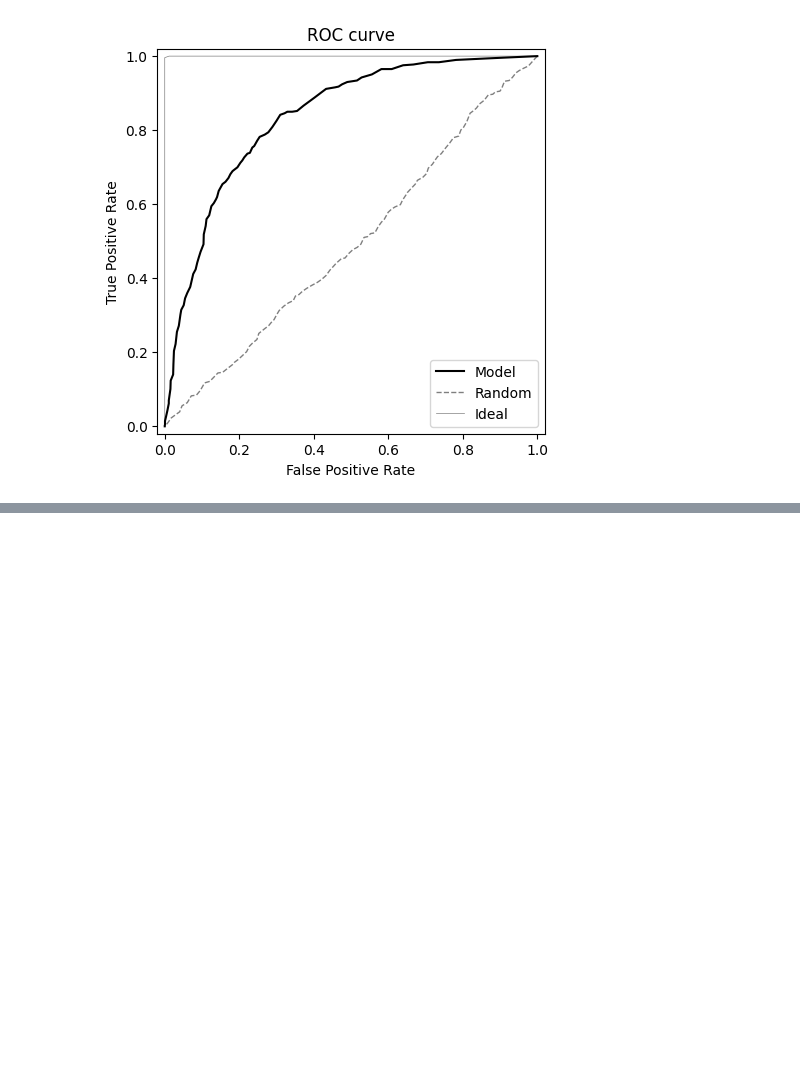
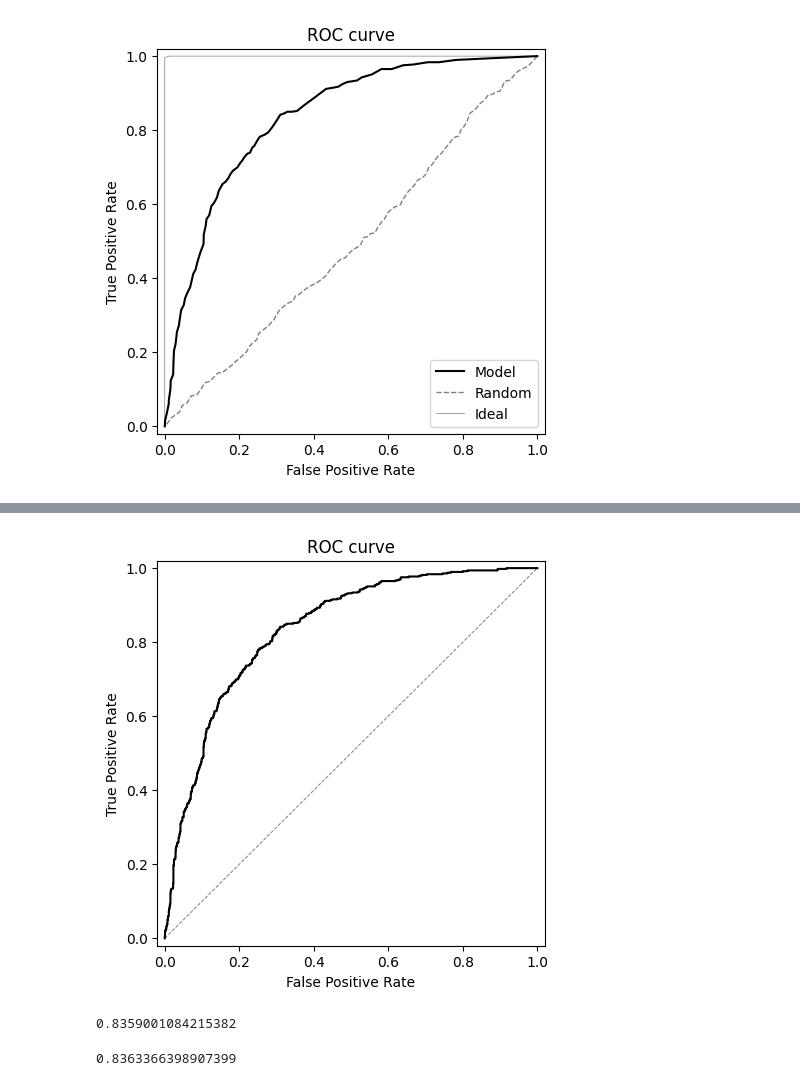
Before and after one commit to pras-4795/JPMCColab, a Jupyter notebook: 03-churn.ipynb, the cells around one changed output, grey strips where cells are left out. Cells and saved outputs as stored; diff of their text form; code cells hidden in the pictures; blank space fills up the shorter version.

```diff
--- a/03-churn.ipynb
+++ b/03-churn.ipynb
@@ -845,0 +867,30 @@ plt.show()
+# %%
+# Use SKLEARN
+from sklearn.metrics import roc_curve
+from sklearn.metrics import auc
+fpr, tpr, thresholds = roc_curve(y_val, y_pred)
+# %%
+plt.figure(figsize=(5, 5))
+
+plt.plot(fpr, tpr, color='black')
+plt.plot([0, 1], [0, 1], color='black', lw=0.7, linestyle='dashed', alpha=0.5)
+
+plt.xlim([-0.02, 1.02])
+plt.ylim([-0.02, 1.02])
+plt.xlabel('False Positive Rate')
+plt.ylabel('True Positive Rate')
+
+plt.title('ROC curve')
+
+plt.show()
+# %% [output]
+[figure, added]
+# %%
+auc(df_scores.fpr, df_scores.tpr)
+# %% [output]
+0.8359001084215382
+# %%
+from sklearn.metrics import roc_auc_score
+roc_auc_score(y_val, y_pred)
+# %% [output]
+0.8363366398907399
```
Also changed, not shown: parts of 2 cells of this notebook.
